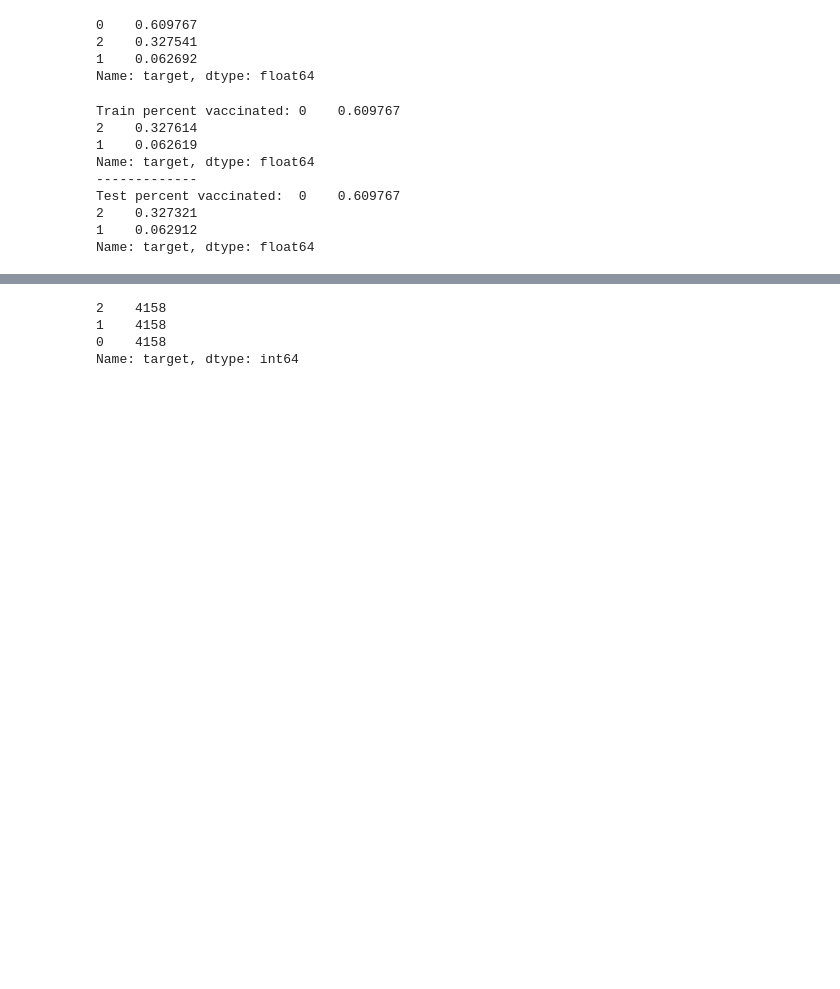
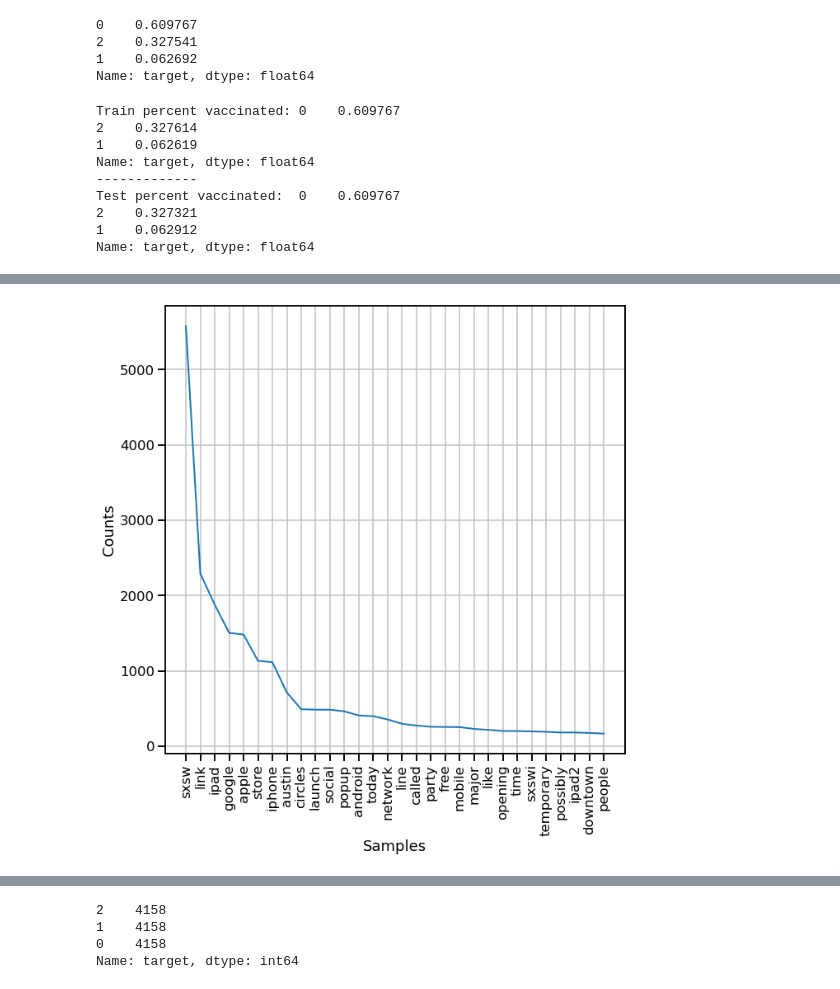
Before and after one commit to rachelfein/Twitter-Sentiment-Analysis, a Jupyter notebook: Twitter Sentiment Analysis.ipynb, the cells around one changed output, grey strips where cells are left out. Saved outputs shown, nothing was run; the diff lists cells and outputs as text; code cells hidden in the pictures; blank space fills up the shorter version.

```diff
--- a/Twitter Sentiment Analysis.ipynb
+++ b/Twitter Sentiment Analysis.ipynb
@@ -311,8 +342,3 @@ X_train
 | 847 | tech lone dude awaits ipad_2 appl... | NaN | No emotion toward brand or product |
 | 199 | ipad2 line apple store longer wid... | NaN | No emotion toward brand or product |
 6819 rows × 3 columns
-# %%
-# Create new column with tokenized data
-X_train['clean_tweet'] = X_train["tweet_text"].apply(tokenizer.tokenize)
-# Display full text
-X_train
@@ -361,3 +344,0 @@ stopwords_list[-10:]
-# %%
-## Remove stopwords
-X_train['clean_tweet'] = X_train['clean_tweet'].apply(lambda x: [item for item in x if item not in stopwords_list])
@@ -386,3 +344,0 @@ X_train.head(5)
-# %%
-# make clean tweets a text blob instead of list
-X_train['clean_tweet']=[" ".join(cleantweet) for cleantweet in X_train['clean_tweet'].values]
@@ -605,0 +389,9 @@ This model was horrible on testing data. A likely reason for this is that the da
+# %%
+#freq_dis = nltk.FreqDist(X_train['tweet_text']) #number of occurances of each word
+sentiment_words = ''.join([word for word in X_train['tweet_text']]) #words from the tweets that are positive
+list_words = [ x for x in sentiment_words.split()] #list of positive sentiment words
+fdist = nltk.FreqDist(list_words)
+plt.figure(figsize=(10, 10))
+fdist.plot(30);
+# %% [output]
+[figure, added]
```
Also changed, not shown: parts of 76 cells of this notebook.
